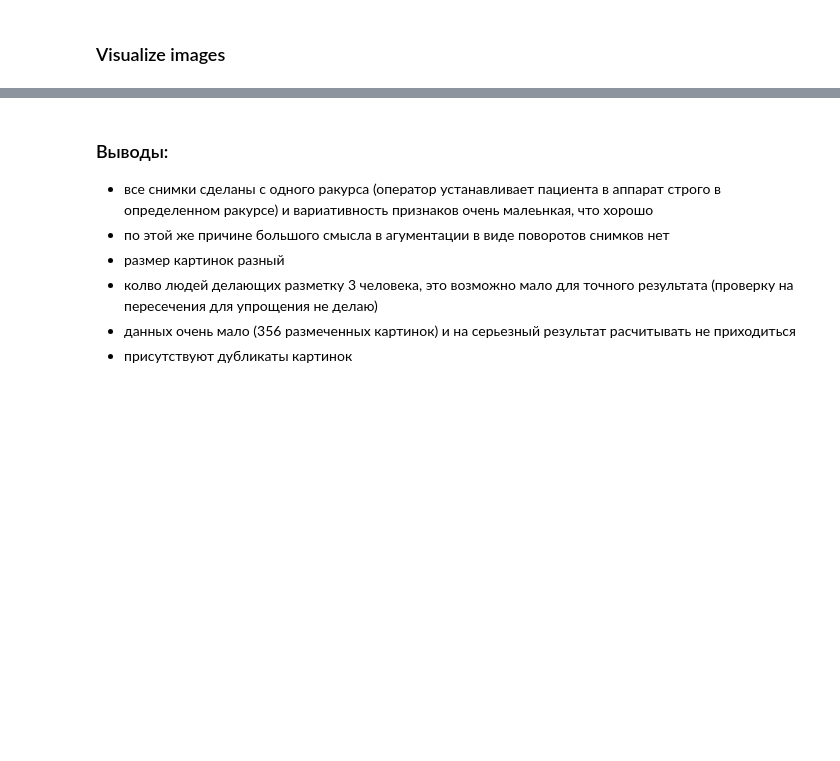
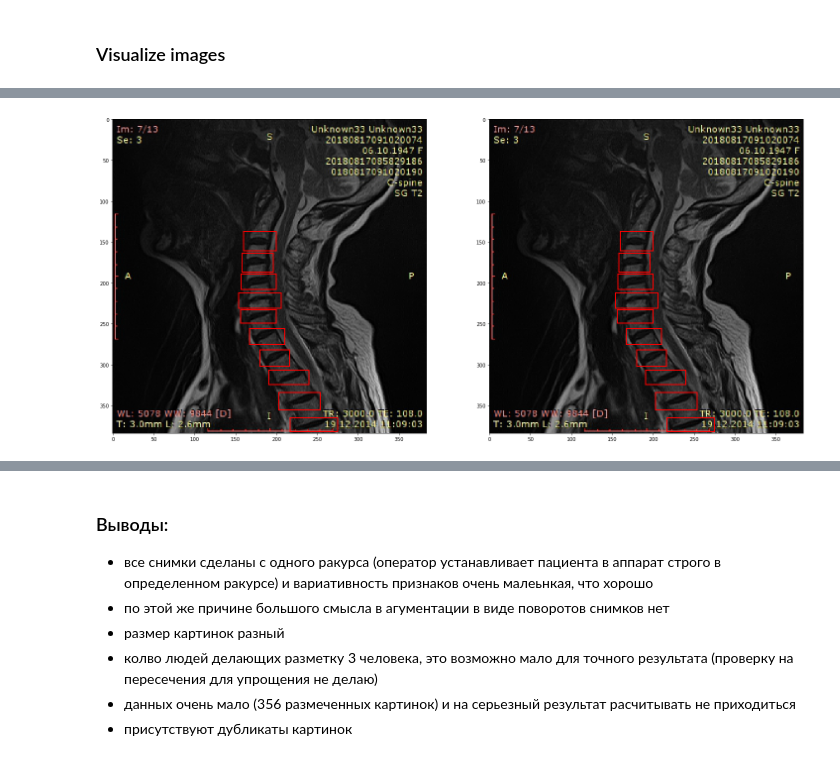
Before and after one commit to MLDPEngineer/Spinal_patology_detection, a Jupyter notebook: Med_backbone.ipynb, the cells around one changed output, grey strips where cells are left out. Cells and saved outputs as stored; diff of their text form; code cells hidden in the pictures; blank space fills up the shorter version.

```diff
--- a/Med_backbone.ipynb
+++ b/Med_backbone.ipynb
@@ -228,3 +226,7 @@ plot_img_classes(row=3, col=5, show_taret=False)
+# %%
+plot_img_classes(row=1, col=2, show_taret=True, image='img_01280.jpg')
+# %% [output]
+[figure, added]
 # %%
 plot_img_classes(row=1, col=2, show_taret=True)
 # %% [output]
```
Also changed, not shown: parts of 19 cells of this notebook, 11 other files.
